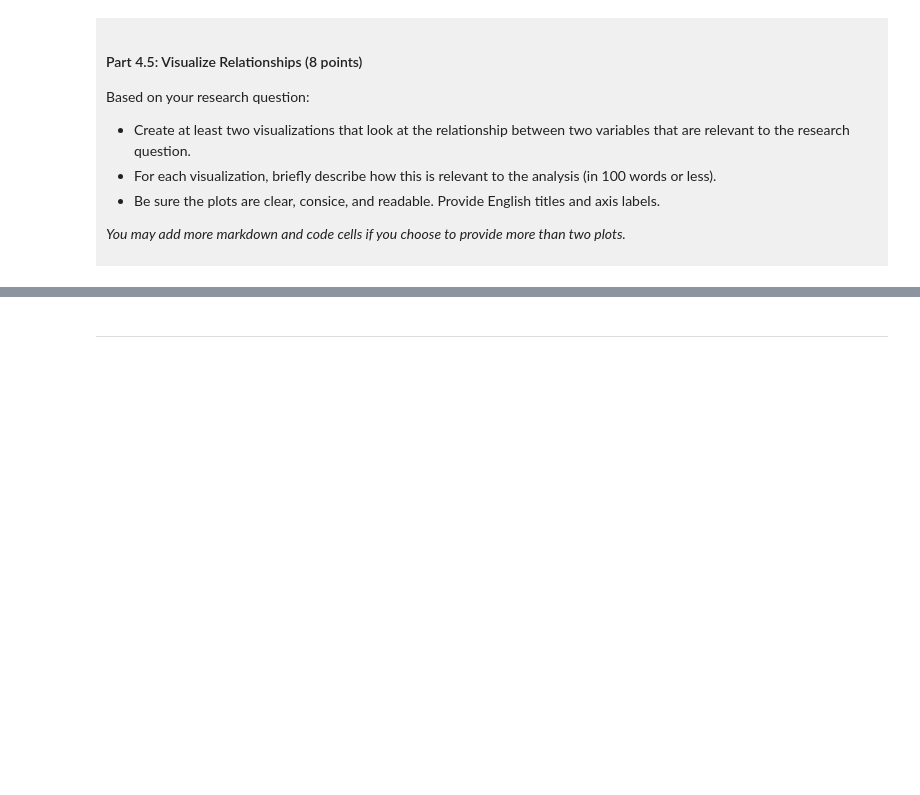
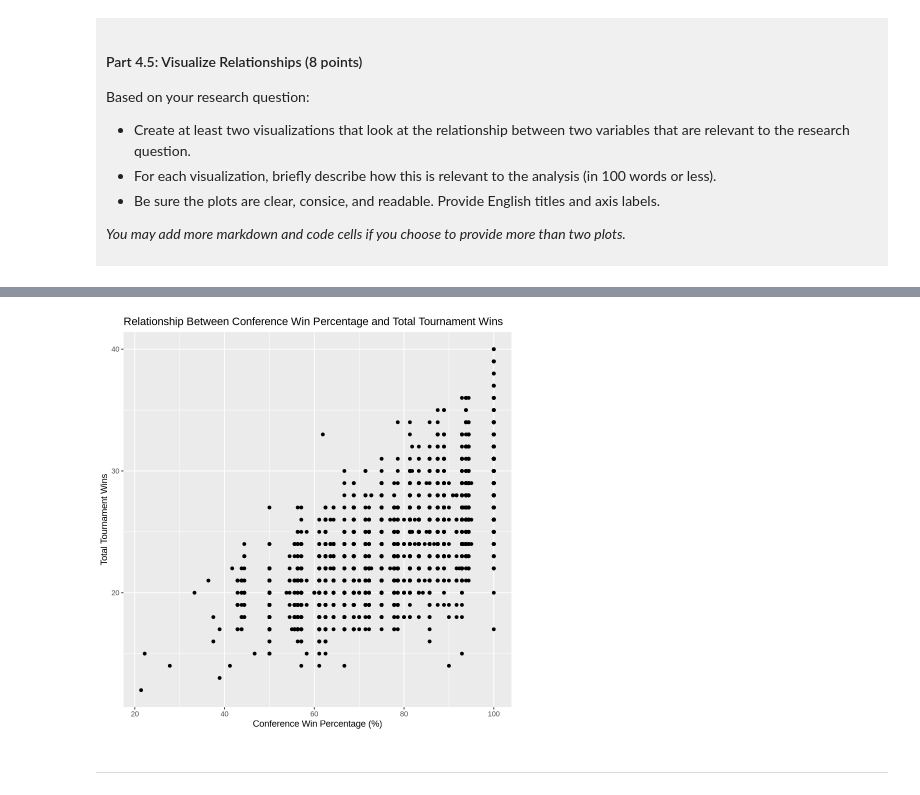
Before and after one commit to Joy4620/dsci-100-project-joy-li, a Jupyter notebook: dsci-100-project-notebook.ipynb, the cells around one changed output, grey strips where cells are left out. Cells and saved outputs as stored; diff of their text form; code cells hidden in the pictures; blank space fills up the shorter version.

```diff
--- a/dsci-100-project-notebook.ipynb
+++ b/dsci-100-project-notebook.ipynb
@@ -281,5 +417,11 @@ Visualization 2: %%% EDIT THIS MARKDOWN CELL%%%
 # %%
-### EDIT THIS CODE CELL FOR VISUALIZATION 2###
+ggplot(basketball_tidy, aes(x = conf_wins_pct, y = total_wins)) +
+  geom_point() +
+  labs(title = "Relationship Between Conference Win Percentage and Total Tournament Wins",
+       x = "Conference Win Percentage (%)",
+       y = "Total Tournament Wins")
+# %% [output]
+[figure, added]
 # %% [markdown]
 ------
 # %% [markdown]
```
Also changed, not shown: parts of 13 cells of this notebook.
